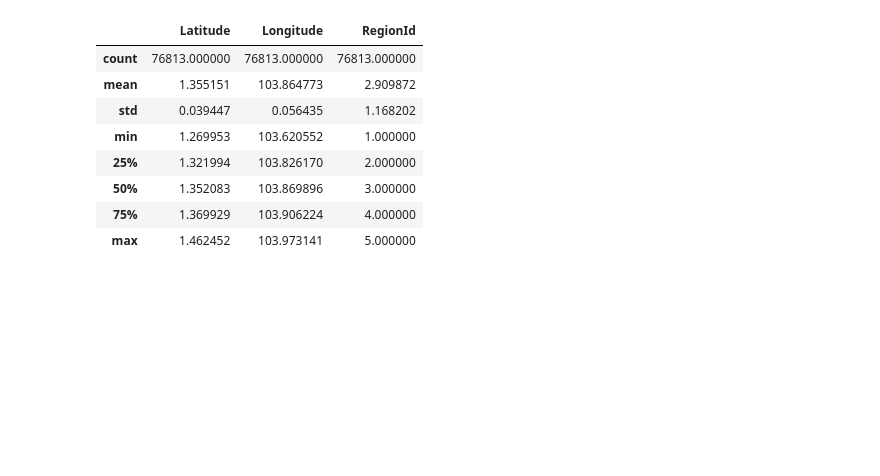
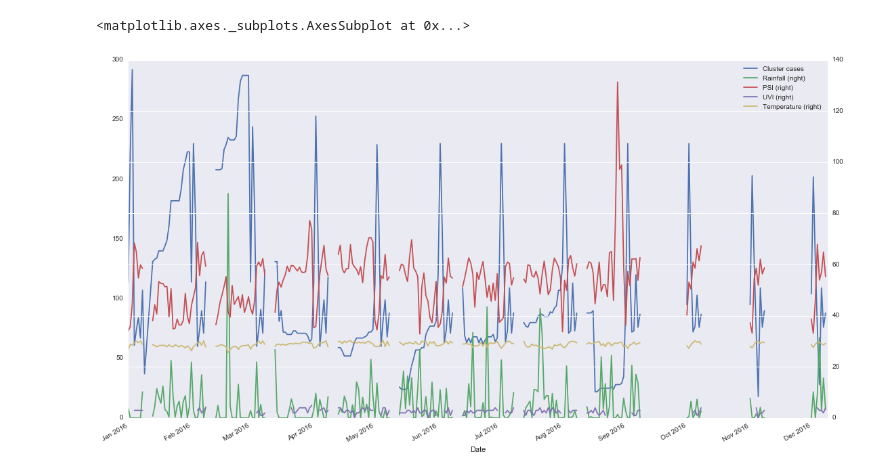
Before and after one commit to arynchoong/MTech-KE-DWBA, a Jupyter notebook: notebooks/DengueClusters.ipynb, the cells around one changed output. Saved outputs shown, nothing was run; the diff lists cells and outputs as text; code cells hidden in the pictures; blank space fills up the shorter version.

```diff
--- a/notebooks/DengueClusters.ipynb
+++ b/notebooks/DengueClusters.ipynb
@@ -19,12 +19,13 @@ dfDengueCluster.head(3)
-# %%
-dfDengueCluster.describe()
-# %% [output]
-|  | Latitude | Longitude | RegionId |
-| count | 76813.000000 | 76813.000000 | 76813.000000 |
-| mean | 1.355151 | 103.864773 | 2.909872 |
-| std | 0.039447 | 0.056435 | 1.168202 |
-| min | 1.269953 | 103.620552 | 1.000000 |
-| 25% | 1.321994 | 103.826170 | 2.000000 |
-| 50% | 1.352083 | 103.869896 | 3.000000 |
-| 75% | 1.369929 | 103.906224 | 4.000000 |
-| max | 1.462452 | 103.973141 | 5.000000 |
+# %%
+#set plot size
+fig = plt.gcf()
+fig.set_size_inches(18.5, 10.5);
+#plot
+dfRegion1Daily['denguecases'].plot(label="Cluster cases", legend=True)
+dfRegion1Daily['Rainfall_mm'].plot(secondary_y=True, label="Rainfall", legend=True)
+dfRegion1Daily['PSI'].plot(secondary_y=True, label="PSI", legend=True)
+dfRegion1Daily['AveUVIndex'].plot(secondary_y=True, label="UVI", legend=True)
+dfRegion1Daily['Mean_Temperature_C'].plot(secondary_y=True, label="Temperature", legend=True)
+# %% [output]
+<matplotlib.axes._subplots.AxesSubplot at 0x...>
+[figure, added]
```
Also changed, not shown: parts of 19 cells of this notebook.
